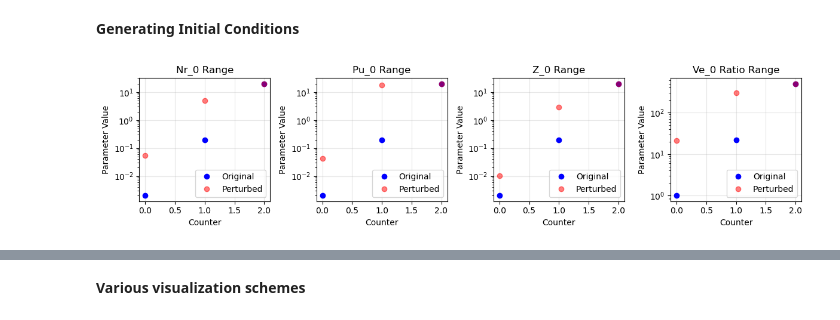
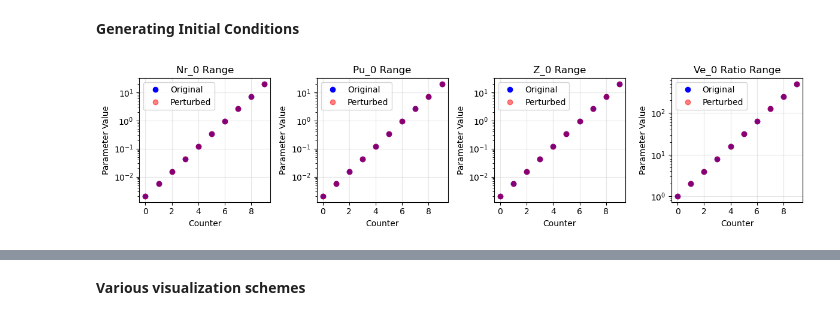
Before and after one commit to JessHolmess/NSF-GCR-Modeling-Repository, a Jupyter notebook: Protocol_1_Transient_Simulations.ipynb, the cells around one changed output, grey strips where cells are left out. Drawn from its saved outputs; the diff is of its cells as text; code cells hidden in the pictures.

```diff
--- a/Protocol_1_Transient_Simulations.ipynb
+++ b/Protocol_1_Transient_Simulations.ipynb
@@ -8,19 +8,19 @@
 # %%
 #Randomly perturbed points defining initial conditions
 
 #Define initial ranges on logarithmic scaling since
 #we require more detail at smaller nutrient levels
-points = 3
+points = 10
 
-#Log space
+#Log spacing to increase densitiy at smaller values
 N_r_range = np.logspace(-3, 1, points) * 2
 P_U_range = np.logspace(-3, 1, points) * 2
 Z_range   = np.logspace(-3, 1, points) * 2
 V_E_ratio = np.geomspace(1, 500, points)
 
 ranges = [N_r_range, P_U_range, Z_range, V_E_ratio]
 range_names = ["Nr_0", "Pu_0", "Z_0", "Ve_0 Ratio"]
 
-perturbed_ranges = perturb_range(ranges, range_names, pprint=True)
+perturbed_ranges = perturb_range(ranges, range_names, pprint=True, perturb=False)
 # %% [output]
-[figure, old version]
+[figure, new version]
```
Also changed, not shown: parts of 14 cells of this notebook, 2 other files.
